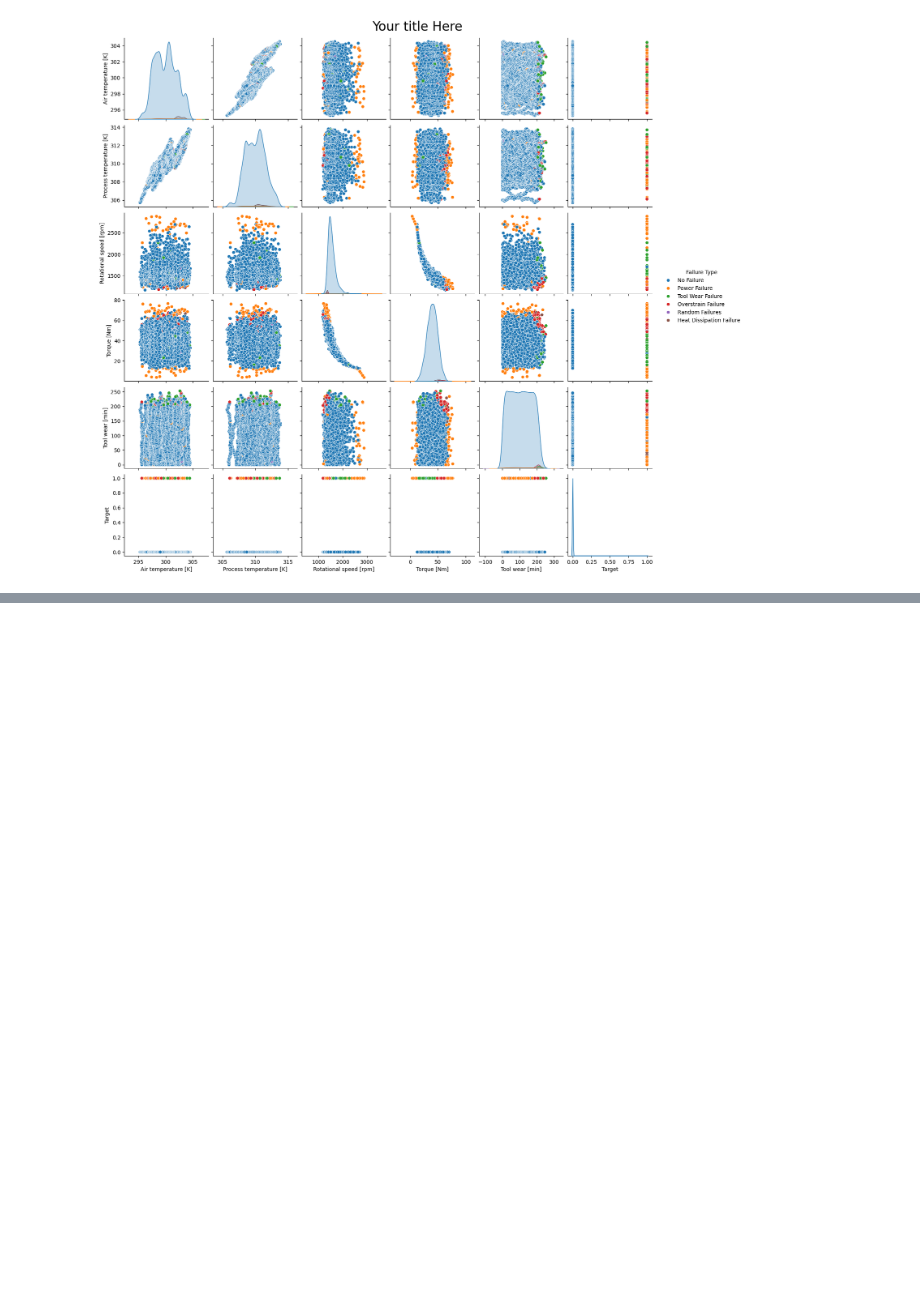
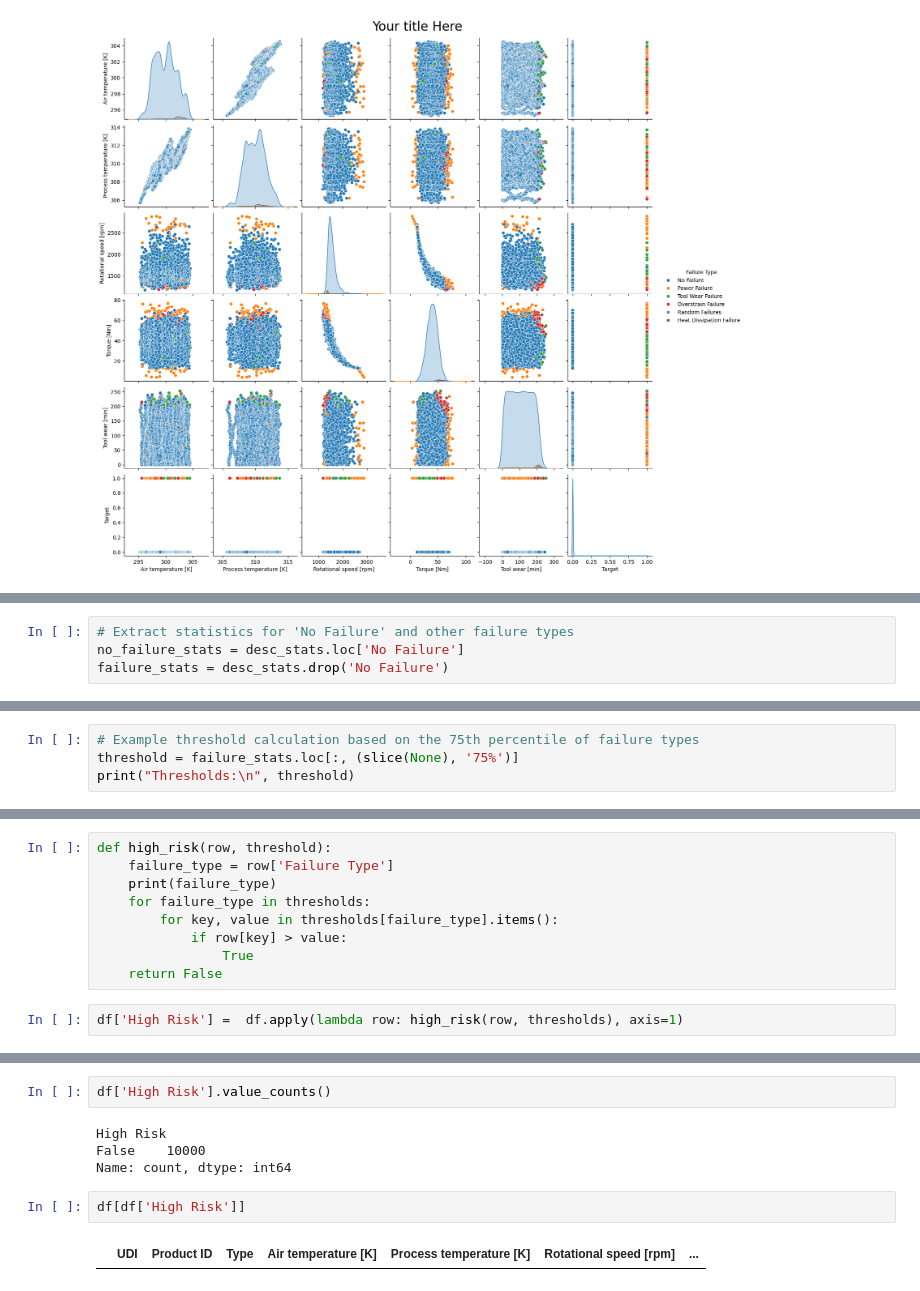
Before and after one commit to sunilgiri7/predictive_maintenance, a Jupyter notebook: notebook/EDA.ipynb, the cells around one changed output, grey strips where cells are left out. Saved outputs shown, nothing was run; the diff lists cells and outputs as text; blank space fills up the shorter version.

```diff
--- a/notebook/EDA.ipynb
+++ b/notebook/EDA.ipynb
@@ -129,0 +163,4 @@ plt.show()
+# %%
+# Extract statistics for 'No Failure' and other failure types
+no_failure_stats = desc_stats.loc['No Failure']
+failure_stats = desc_stats.drop('No Failure')
@@ -129,0 +188,4 @@ plt.show()
+# %%
+# Example threshold calculation based on the 75th percentile of failure types
+threshold = failure_stats.loc[:, (slice(None), '75%')]
+print("Thresholds:\n", threshold)
@@ -129,0 +254,11 @@ plt.show()
+# %%
+def high_risk(row, threshold):
+    failure_type = row['Failure Type']
+    print(failure_type)
+    for failure_type in thresholds:
+        for key, value in thresholds[failure_type].items():
+            if row[key] > value:
+                True
+    return False
+# %%
+df['High Risk'] =  df.apply(lambda row: high_risk(row, thresholds), axis=1)
@@ -129,0 +283,10 @@ plt.show()
+# %%
+df['High Risk'].value_counts()
+# %% [output]
+High Risk
+False    10000
+Name: count, dtype: int64
+# %%
+df[df['High Risk']]
+# %% [output]
+|  | UDI | Product ID | Type | Air temperature [K] | Process temperature [K] | Rotational speed [rpm] | ... |
```
Also changed, not shown: parts of 10 cells of this notebook.
